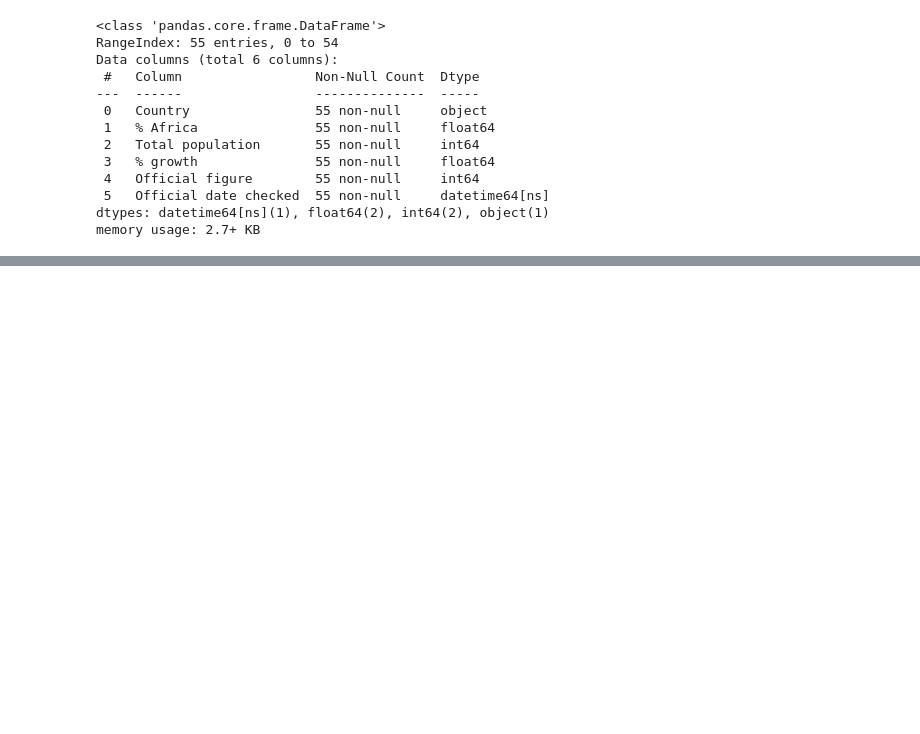
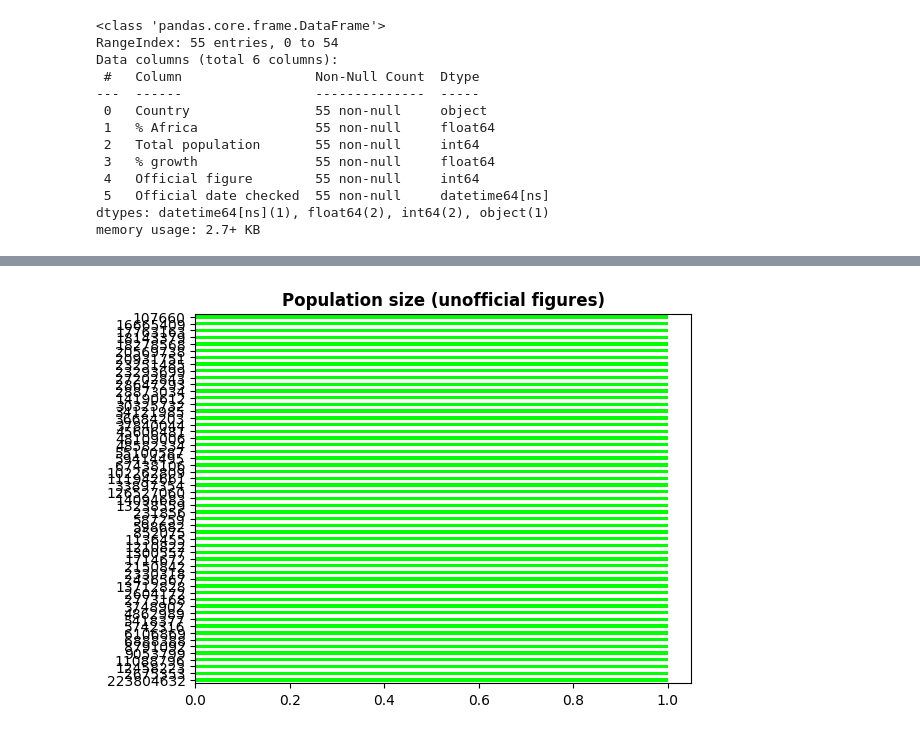
Before and after one commit to guilhermelaviola/DataScienceAreaAndPopulation, a Jupyter notebook: AfricaPopulationStudy.ipynb, the cells around one changed output, grey strips where cells are left out. Saved outputs shown, nothing was run; the diff lists cells and outputs as text; code cells hidden in the pictures; blank space fills up the shorter version.

```diff
--- a/AfricaPopulationStudy.ipynb
+++ b/AfricaPopulationStudy.ipynb
@@ -135,0 +134,11 @@ plt.show()
+# %%
+# Applying the same function on the total population column:
+df['Population classification (unofficial)'] = df['Total population'].apply(population_size)
+
+# Displaying the population classification for the unofficial figures based on the algorithm above:
+df['Total population'].value_counts().plot(kind = 'barh', color = 'lime')
+plt.ylabel(None)
+plt.title('Population size (unofficial figures)', fontweight = 'bold')
+plt.show()
+# %% [output]
+[figure, added]
```
Also changed, not shown: parts of 6 cells of this notebook.
